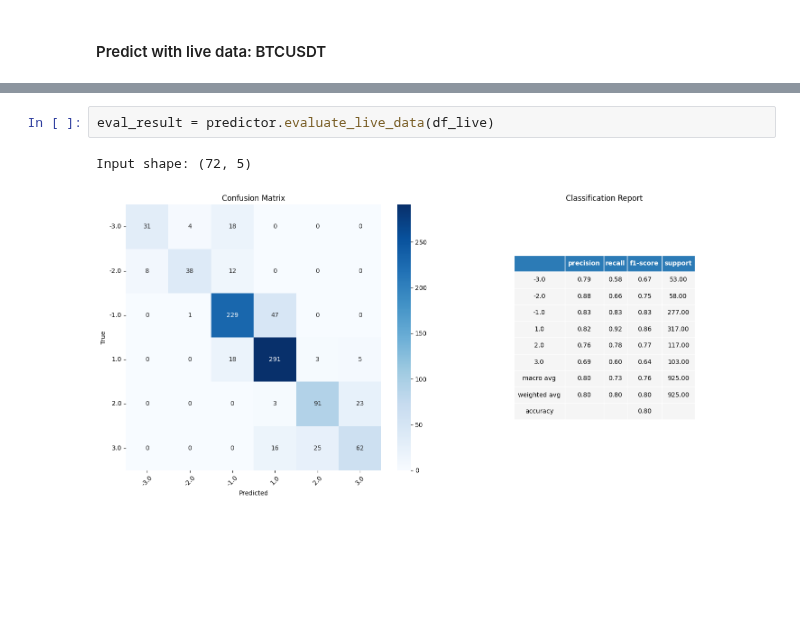
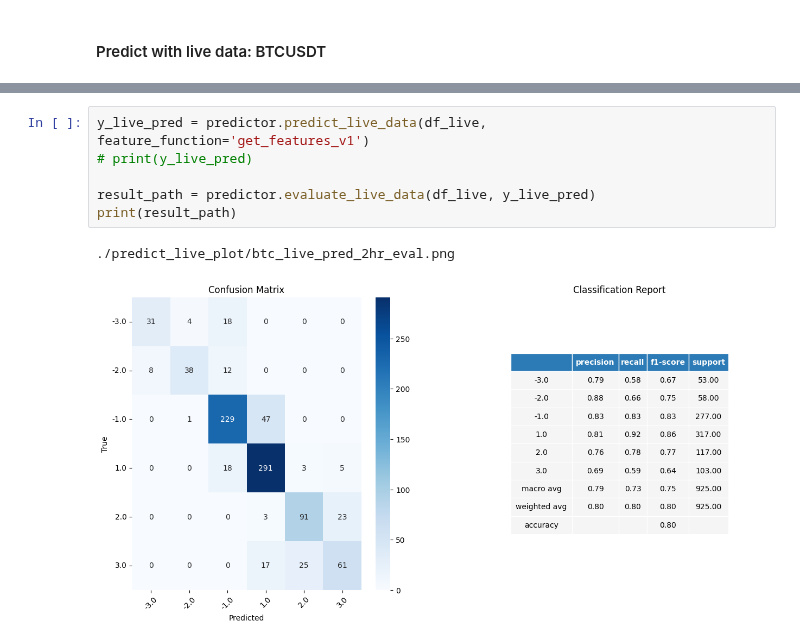
Before and after one commit to natapone/btc_live_price_prediction, a Jupyter notebook: 06_live_model.ipynb, the cells around one changed output, grey strips where cells are left out. Cells and saved outputs as stored; diff of their text form; blank space fills up the shorter version.

Commit message:
plot live prediction

```diff
--- a/06_live_model.ipynb
+++ b/06_live_model.ipynb
@@ -76,5 +73,9 @@ datetime
-# %%
-eval_result = predictor.evaluate_live_data(df_live)
-# %% [output]
-Input shape: (72, 5)
-[figure, removed]
+# %%
+y_live_pred = predictor.predict_live_data(df_live, feature_function='get_features_v1')
+# print(y_live_pred)
+
+result_path = predictor.evaluate_live_data(df_live, y_live_pred)
+print(result_path)
+# %% [output]
+./predict_live_plot/btc_live_pred_2hr_eval.png
+[figure, added]
```
Also changed, not shown: parts of 2 cells of this notebook, 1 other file.
